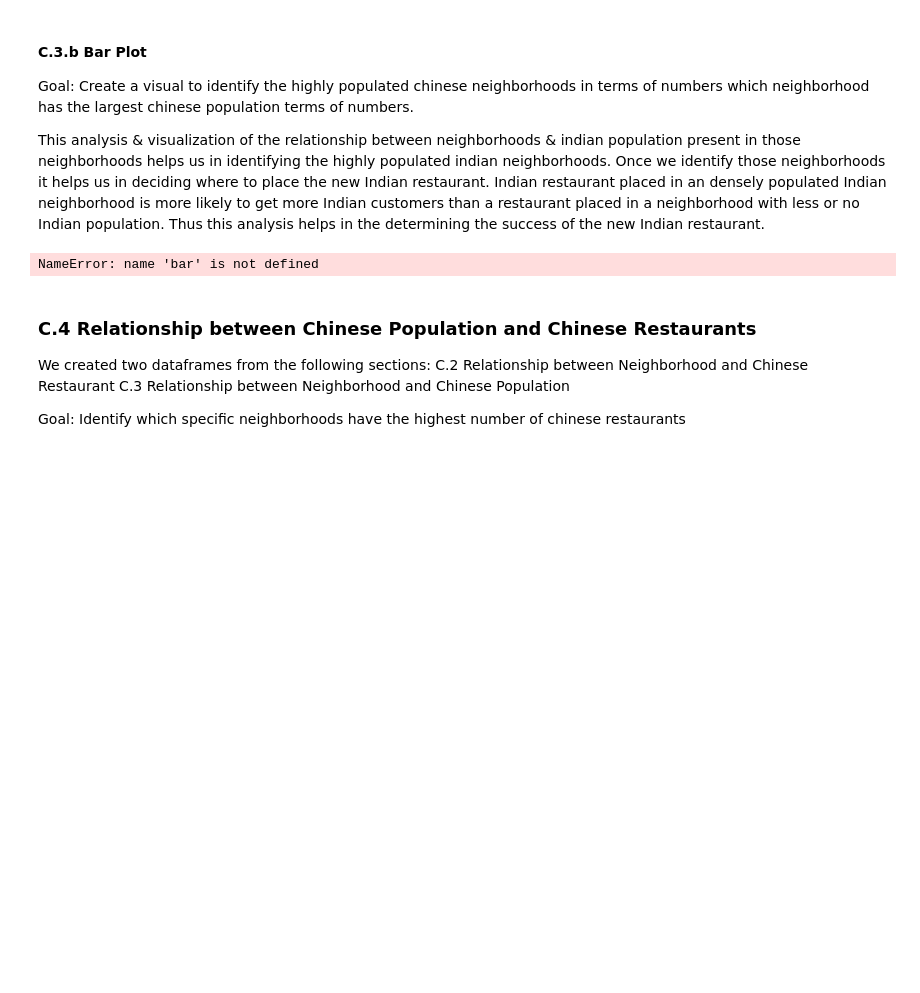
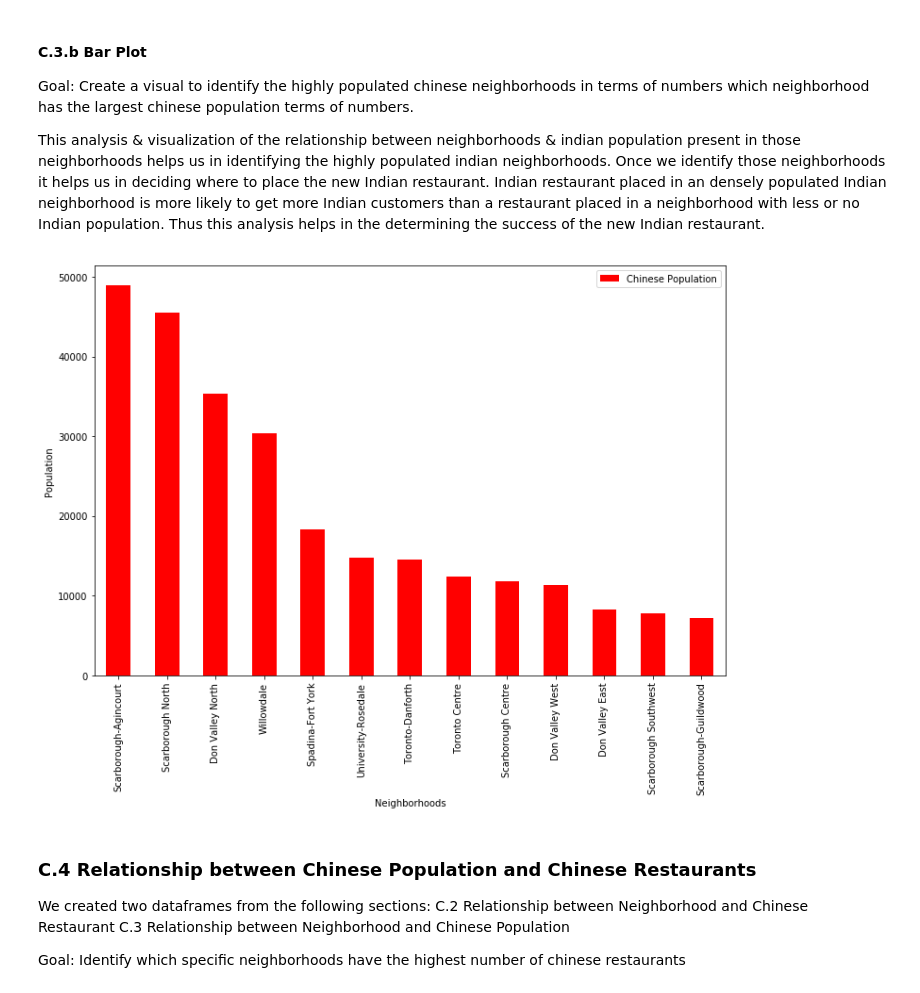
Before and after one commit to DangerNoodleWasTaken/Coursera_Capstone, a Jupyter notebook: Capstone Final Assignment.ipynb, the cells around one changed output. Saved outputs shown, nothing was run; the diff lists cells and outputs as text; code cells hidden in the pictures; blank space fills up the shorter version.

```diff
--- a/Capstone Final Assignment.ipynb
+++ b/Capstone Final Assignment.ipynb
@@ -761,18 +762,18 @@ This analysis & visualization of the relationship between neighborhoods & indian
 # %%
 #Create Bar graph / plot
 
 %matplotlib inline
 import matplotlib as mpl
 import seaborn as sns
 
-pop_chinese_DF_with_percent.sort_values(by='Chinese Population', ascending=False)
-bar.plot(kind='bar',x='Riding', y='Chinese Population',figsize=(20,10), color='blue')
-plt.title("Chinese Population in each Neighborhood")
+
+bar_graph = pop_chinese_DF_with_percent.sort_values(by='Chinese Population', ascending=False)
+bar_graph.plot(kind='bar',x='Riding', y='Chinese Population',figsize=(12,8), color='red')
 plt.xlabel("Neighborhoods")
 plt.ylabel("Population")
 plt.show()
 # %% [output]
-NameError: name 'bar' is not defined
+[figure, added]
 # %% [markdown]
 ### C.4 Relationship between Chinese Population and Chinese Restaurants
 
```
Also changed, not shown: parts of 1 cell of this notebook.
